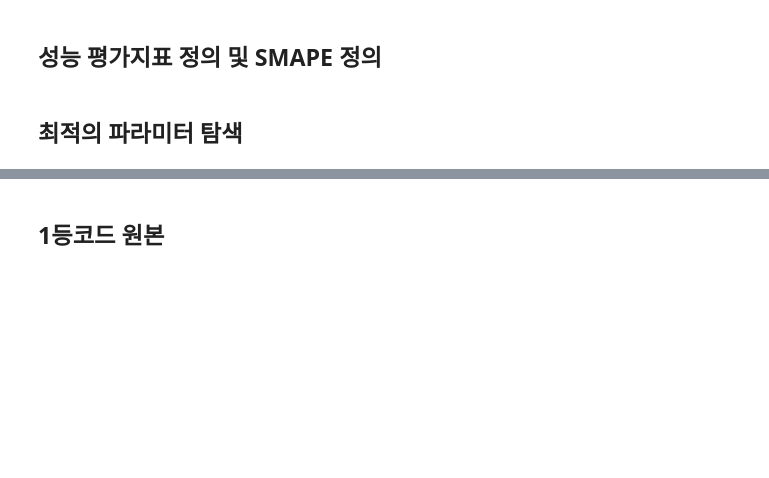
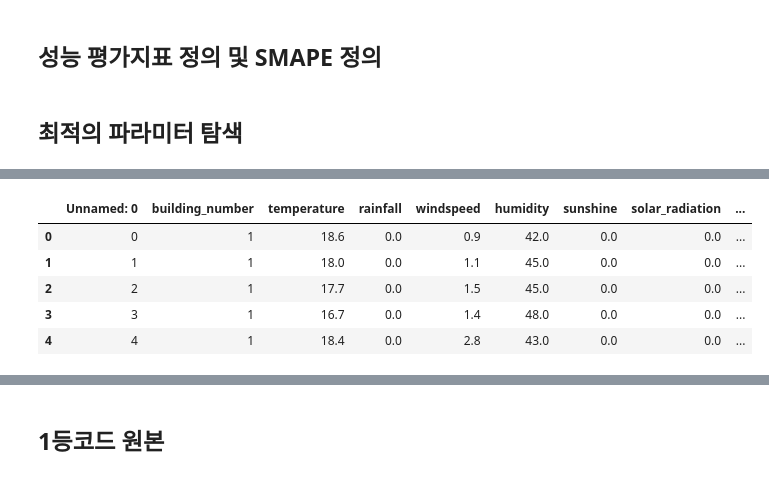
Before and after one commit to wooseungw/power_consumption_comp, a Jupyter notebook: XGBoost_ipynb_lbw.ipynb, the cells around one changed output, grey strips where cells are left out. Cells and saved outputs as stored; diff of their text form; code cells hidden in the pictures; blank space fills up the shorter version.

```diff
--- a/XGBoost_ipynb_lbw.ipynb
+++ b/XGBoost_ipynb_lbw.ipynb
@@ -309,0 +413,9 @@ for i in tqdm(np.arange(1,101,1)):
+# %%
+merged_train_df.head()
+# %% [output]
+|  | Unnamed: 0 | building_number | temperature | rainfall | windspeed | humidity | sunshine | solar_radiation | ... |
+| 0 | 0 | 1 | 18.6 | 0.0 | 0.9 | 42.0 | 0.0 | 0.0 | ... |
+| 1 | 1 | 1 | 18.0 | 0.0 | 1.1 | 45.0 | 0.0 | 0.0 | ... |
+| 2 | 2 | 1 | 17.7 | 0.0 | 1.5 | 45.0 | 0.0 | 0.0 | ... |
+| 3 | 3 | 1 | 16.7 | 0.0 | 1.4 | 48.0 | 0.0 | 0.0 | ... |
+| 4 | 4 | 1 | 18.4 | 0.0 | 2.8 | 43.0 | 0.0 | 0.0 | ... |
```
Also changed, not shown: parts of 21 cells of this notebook, 3 other files.
